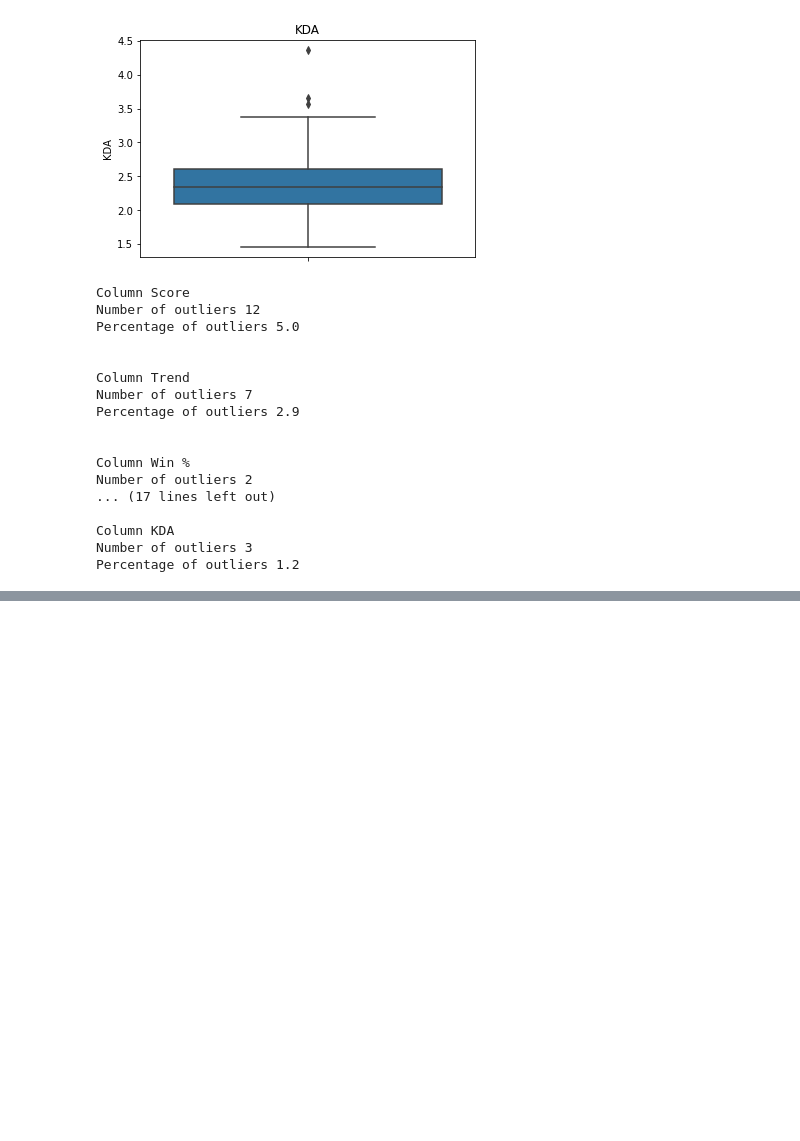
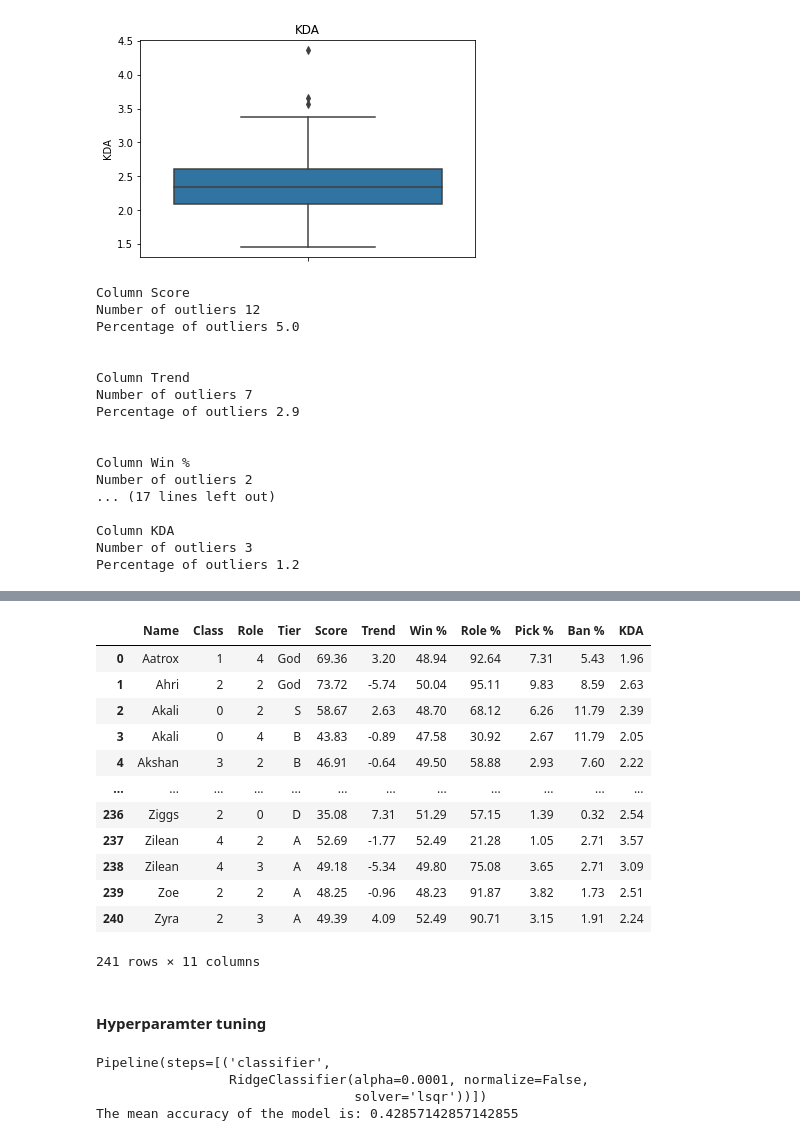
Before and after one commit to mathieujomain/League-of-Legends-champion-tier-prediction---Final-Project, a Jupyter notebook: data_prep.ipynb, the cells around one changed output, grey strips where cells are left out. Drawn from its saved outputs; the diff is of its cells as text; code cells hidden in the pictures; blank space fills up the shorter version.

```diff
--- a/data_prep.ipynb
+++ b/data_prep.ipynb
@@ -240,0 +275,19 @@ data.to_csv(r'C:\Users\matui\Downloads\data_12-11_cleaned.csv')
+# %%
+#Making a copy of clean data for ML
+data1 = data
+# %%
+data1
+# %% [output]
+|  | Name | Class | Role | Tier | Score | Trend | Win % | Role % | Pick % | Ban % | KDA |
+| 0 | Aatrox | 1 | 4 | God | 69.36 | 3.20 | 48.94 | 92.64 | 7.31 | 5.43 | 1.96 |
+| 1 | Ahri | 2 | 2 | God | 73.72 | -5.74 | 50.04 | 95.11 | 9.83 | 8.59 | 2.63 |
+| 2 | Akali | 0 | 2 | S | 58.67 | 2.63 | 48.70 | 68.12 | 6.26 | 11.79 | 2.39 |
+| 3 | Akali | 0 | 4 | B | 43.83 | -0.89 | 47.58 | 30.92 | 2.67 | 11.79 | 2.05 |
+| 4 | Akshan | 3 | 2 | B | 46.91 | -0.64 | 49.50 | 58.88 | 2.93 | 7.60 | 2.22 |
+| ... | ... | ... | ... | ... | ... | ... | ... | ... | ... | ... | ... |
+| 236 | Ziggs | 2 | 0 | D | 35.08 | 7.31 | 51.29 | 57.15 | 1.39 | 0.32 | 2.54 |
+| 237 | Zilean | 4 | 2 | A | 52.69 | -1.77 | 52.49 | 21.28 | 1.05 | 2.71 | 3.57 |
+| 238 | Zilean | 4 | 3 | A | 49.18 | -5.34 | 49.80 | 75.08 | 3.65 | 2.71 | 3.09 |
+| 239 | Zoe | 2 | 2 | A | 48.25 | -0.96 | 48.23 | 91.87 | 3.82 | 1.73 | 2.51 |
+| 240 | Zyra | 2 | 3 | A | 49.39 | 4.09 | 52.49 | 90.71 | 3.15 | 1.91 | 2.24 |
+241 rows × 11 columns
@@ -240,0 +302,2 @@ data.to_csv(r'C:\Users\matui\Downloads\data_12-11_cleaned.csv')
+# %% [markdown]
+#### Hyperparamter tuning
@@ -240,0 +352,15 @@ data.to_csv(r'C:\Users\matui\Downloads\data_12-11_cleaned.csv')
+# %%
+#Create pipeline for each classifier
+pipe = Pipeline([("classifier", RidgeClassifier())])
+
+#Create a gridsearch of the pipeline
+gridsearch = GridSearchCV(pipe, grid_param[0], cv=5, verbose=0, n_jobs=-1)
+best_model = gridsearch.fit(X_train, y_train)
+
+print(best_model.best_estimator_)
+print('The mean accuracy of the model is:', best_model.score(X_test, y_test))
+# %% [output]
+Pipeline(steps=[('classifier',
+                 RidgeClassifier(alpha=0.0001, normalize=False,
+                                 solver='lsqr'))])
+The mean accuracy of the model is: 0.42857142857142855
```
Also changed, not shown: parts of 33 cells of this notebook, 1 other file.
